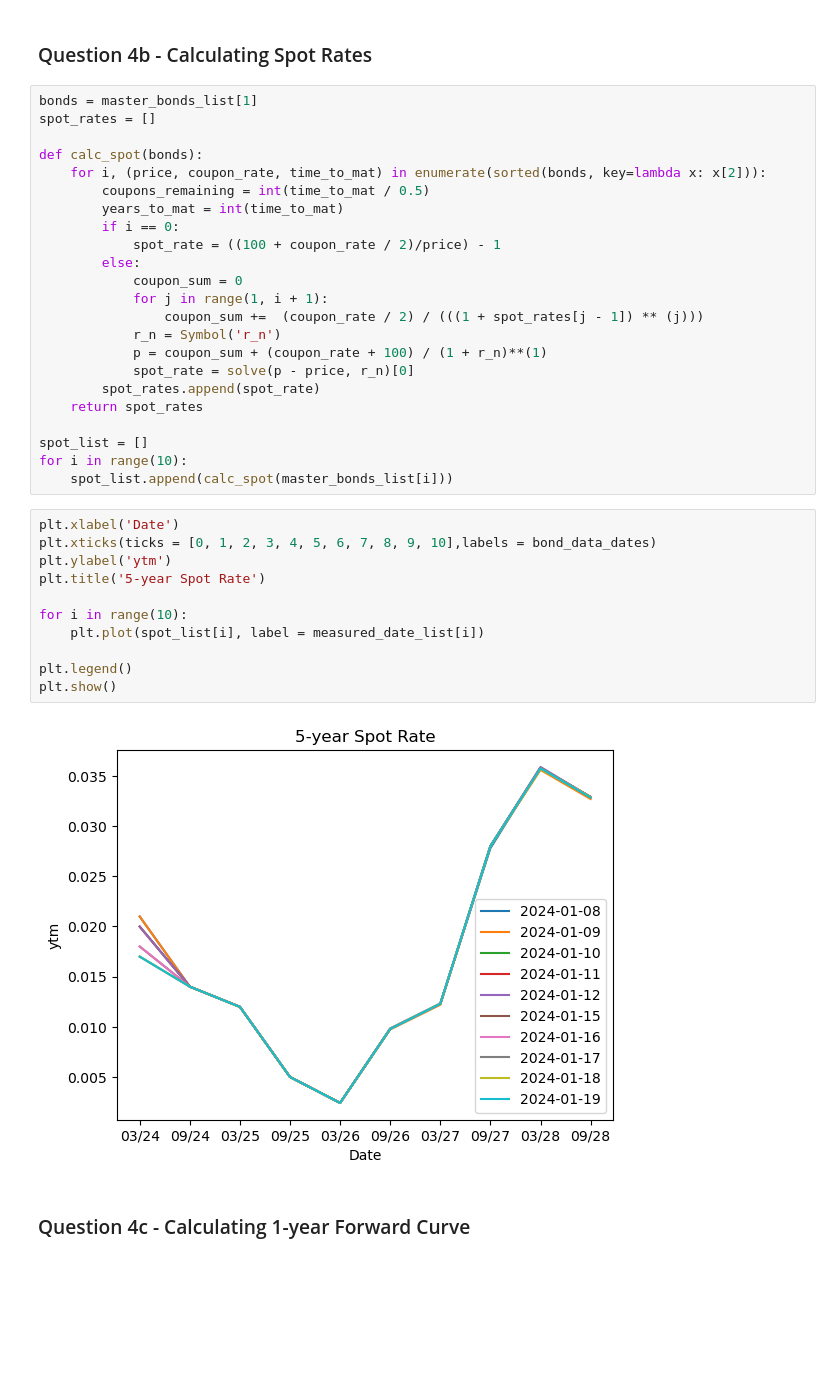
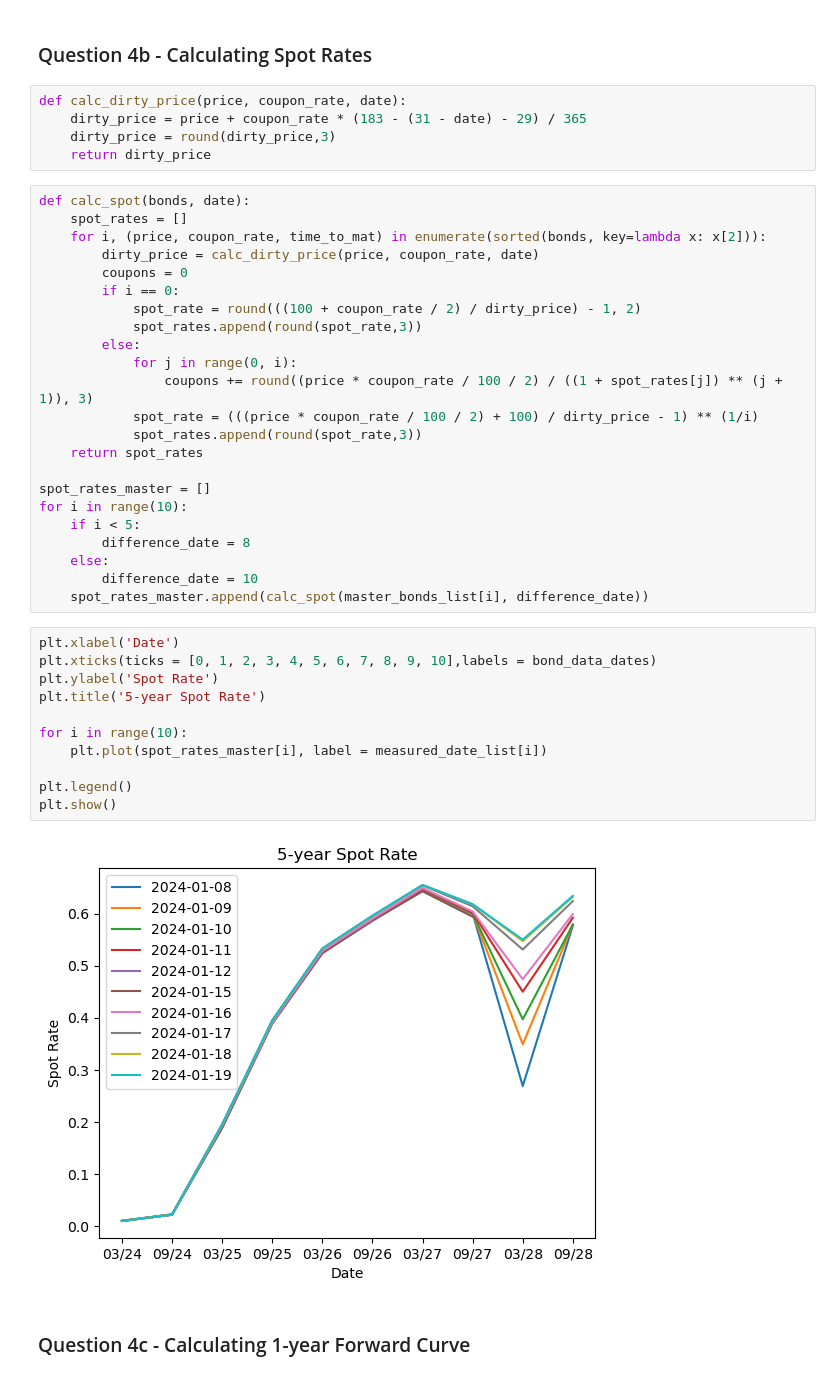
Before and after one commit to inhokiminho/APM466---Assignment-1, a Jupyter notebook: InhoKimAPM466Assignment1.ipynb, the cells around one changed output. Drawn from its saved outputs; the diff is of its cells as text; blank space fills up the shorter version.

```diff
--- a/InhoKimAPM466Assignment1.ipynb
+++ b/InhoKimAPM466Assignment1.ipynb
@@ -214,41 +212,46 @@ plt.show()
 [figure]
 # %% [markdown]
 ### Question 4b - Calculating Spot Rates
+# %%
+def calc_dirty_price(price, coupon_rate, date):
+    dirty_price = price + coupon_rate * (183 - (31 - date) - 29) / 365
+    dirty_price = round(dirty_price,3)
+    return dirty_price
 # %%
-bonds = master_bonds_list[1]
-spot_rates = []
-
-def calc_spot(bonds):
+def calc_spot(bonds, date):
+    spot_rates = []
     for i, (price, coupon_rate, time_to_mat) in enumerate(sorted(bonds, key=lambda x: x[2])):
-        coupons_remaining = int(time_to_mat / 0.5)
-        years_to_mat = int(time_to_mat)
+        dirty_price = calc_dirty_price(price, coupon_rate, date)
+        coupons = 0
         if i == 0:
-            spot_rate = ((100 + coupon_rate / 2)/price) - 1
+            spot_rate = round(((100 + coupon_rate / 2) / dirty_price) - 1, 2)
+            spot_rates.append(round(spot_rate,3))
         else:
-            coupon_sum = 0
-            for j in range(1, i + 1):
-                coupon_sum +=  (coupon_rate / 2) / (((1 + spot_rates[j - 1]) ** (j)))
-            r_n = Symbol('r_n')
-            p = coupon_sum + (coupon_rate + 100) / (1 + r_n)**(1)
-            spot_rate = solve(p - price, r_n)[0]
-        spot_rates.append(spot_rate)
+            for j in range(0, i):
+                coupons += round((price * coupon_rate / 100 / 2) / ((1 + spot_rates[j]) ** (j + 1)), 3)
+            spot_rate = (((price * coupon_rate / 100 / 2) + 100) / dirty_price - 1) ** (1/i)
+            spot_rates.append(round(spot_rate,3))
     return spot_rates
 
-spot_list = []
+spot_rates_master = []
 for i in range(10):
-    spot_list.append(calc_spot(master_bonds_list[i]))
+    if i < 5:
+        difference_date = 8
+    else:
+        difference_date = 10
+    spot_rates_master.append(calc_spot(master_bonds_list[i], difference_date))
 # %%
 plt.xlabel('Date')
 plt.xticks(ticks = [0, 1, 2, 3, 4, 5, 6, 7, 8, 9, 10],labels = bond_data_dates)
-plt.ylabel('ytm')
+plt.ylabel('Spot Rate')
 plt.title('5-year Spot Rate')
 
 for i in range(10):
-    plt.plot(spot_list[i], label = measured_date_list[i])
+    plt.plot(spot_rates_master[i], label = measured_date_list[i])
 
 plt.legend()
 plt.show()
 # %% [output]
-[figure, old version]
+[figure, new version]
 # %% [markdown]
 ### Question 4c - Calculating 1-year Forward Curve
```
Also changed, not shown: parts of 8 cells of this notebook, 2 other files.
